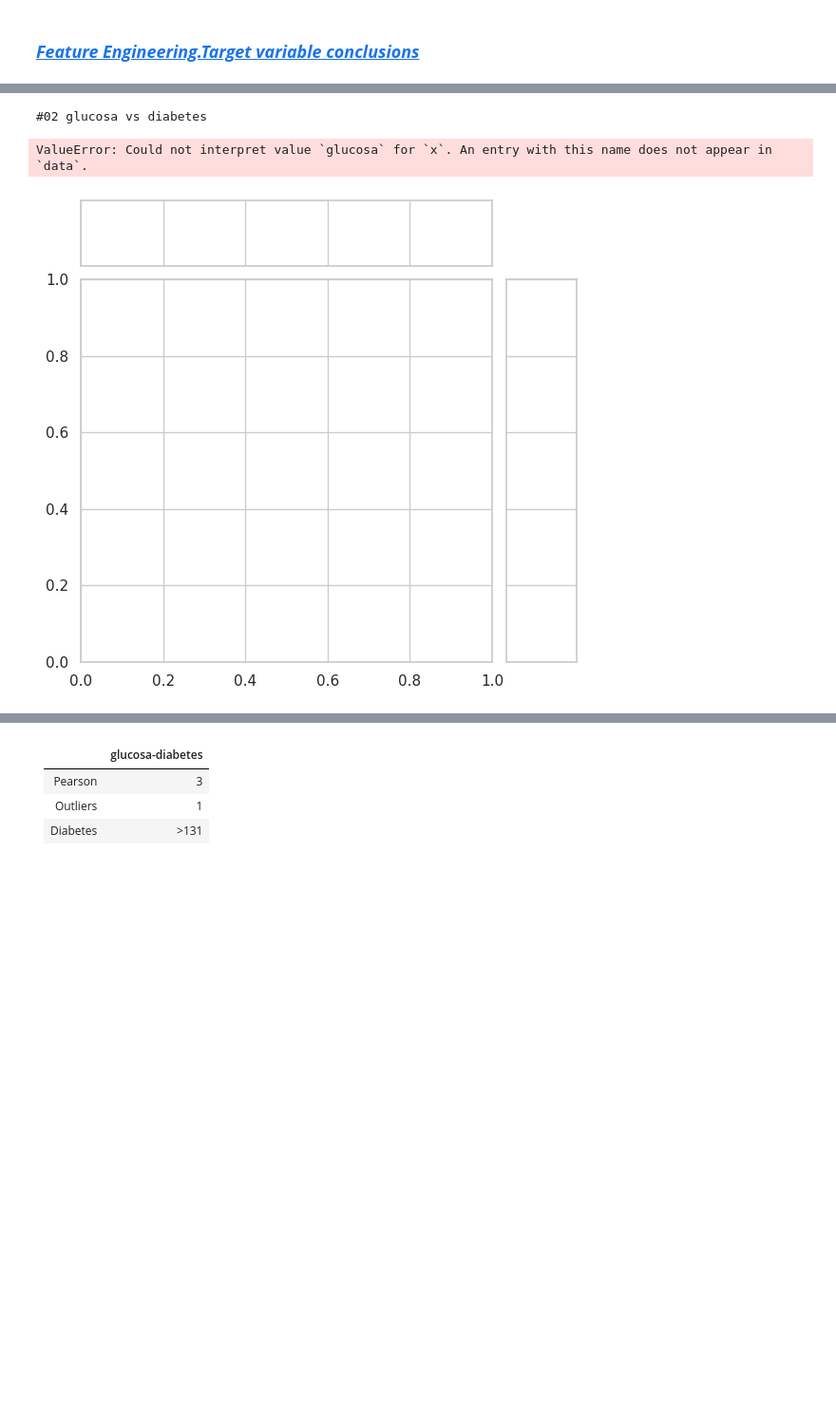
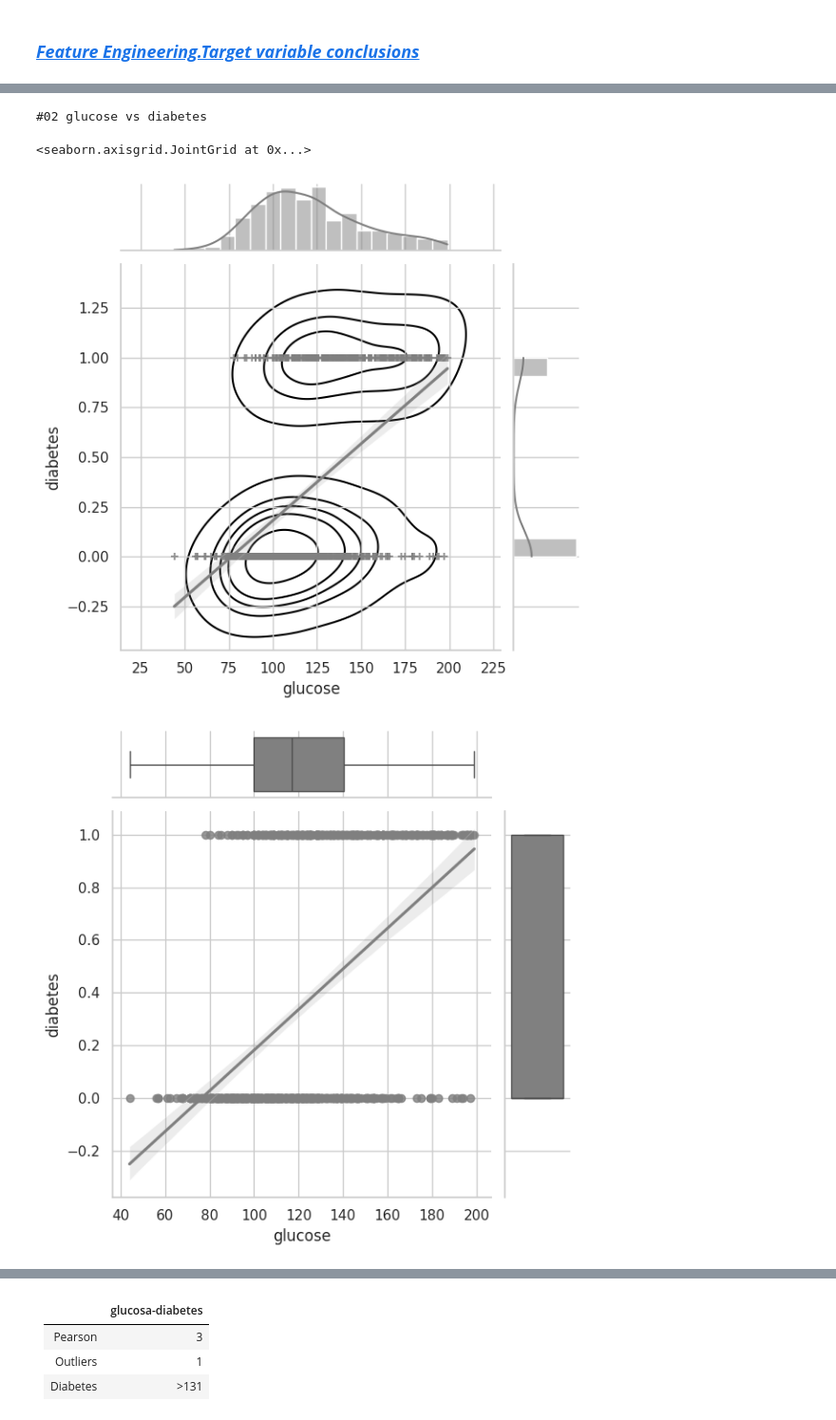
Before and after one commit to ddasilva64/DECTRE24001esp, a Jupyter notebook: projects/PRODIA001/PRODIA001.ipynb, the cells around one changed output, grey strips where cells are left out. Shown at 95% size. Saved outputs shown, nothing was run; the diff lists cells and outputs as text; code cells hidden in the pictures; blank space fills up the shorter version.

```diff
--- a/projects/PRODIA001/PRODIA001.ipynb
+++ b/projects/PRODIA001/PRODIA001.ipynb
@@ -546,27 +493,28 @@ Caso 2 (glucosa-diabetes)
 # %%
 # Graficas de la combinación 02: glucosa-diabetes
 
-print("#02 glucosa vs diabetes")
+print("#02 glucose vs diabetes")
 
 ag = sns.jointplot(data = df_diabetes,
-              x = 'glucosa',
+              x = 'glucose',
               y = 'diabetes',
               kind = 'reg',
               color = 'grey',
               marker="+")
 
 ag.plot_joint(sns.kdeplot,
               color="black",
               zorder=0,
               levels=6)
 
 
-bg = sns.JointGrid(data=df_diabetes, x="glucosa", y="diabetes")
+bg = sns.JointGrid(data=df_diabetes, x="glucose", y="diabetes")
 bg.plot(sns.regplot, sns.boxplot,color = 'grey')
 # %% [output]
-#02 glucosa vs diabetes
+#02 glucose vs diabetes
-ValueError: Could not interpret value `glucosa` for `x`. An entry with this name does not appear in `data`.
+<seaborn.axisgrid.JointGrid at 0x...>
-[figure, old version]
+[figure, new version]
+[figure, added]
 # %%
 plt.style.use("default")
 plt.figure(figsize=(120,5))
```
Also changed, not shown: parts of 21 cells of this notebook, 7 other files.
